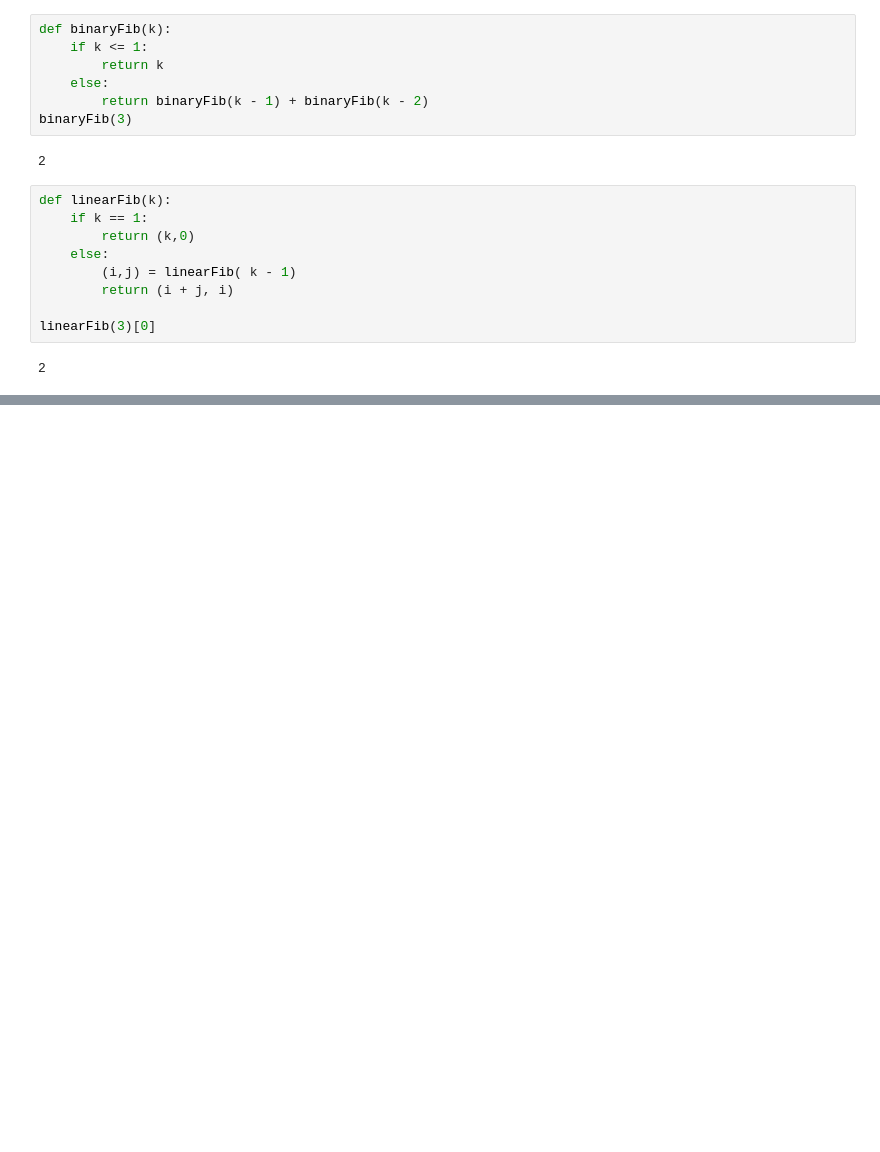
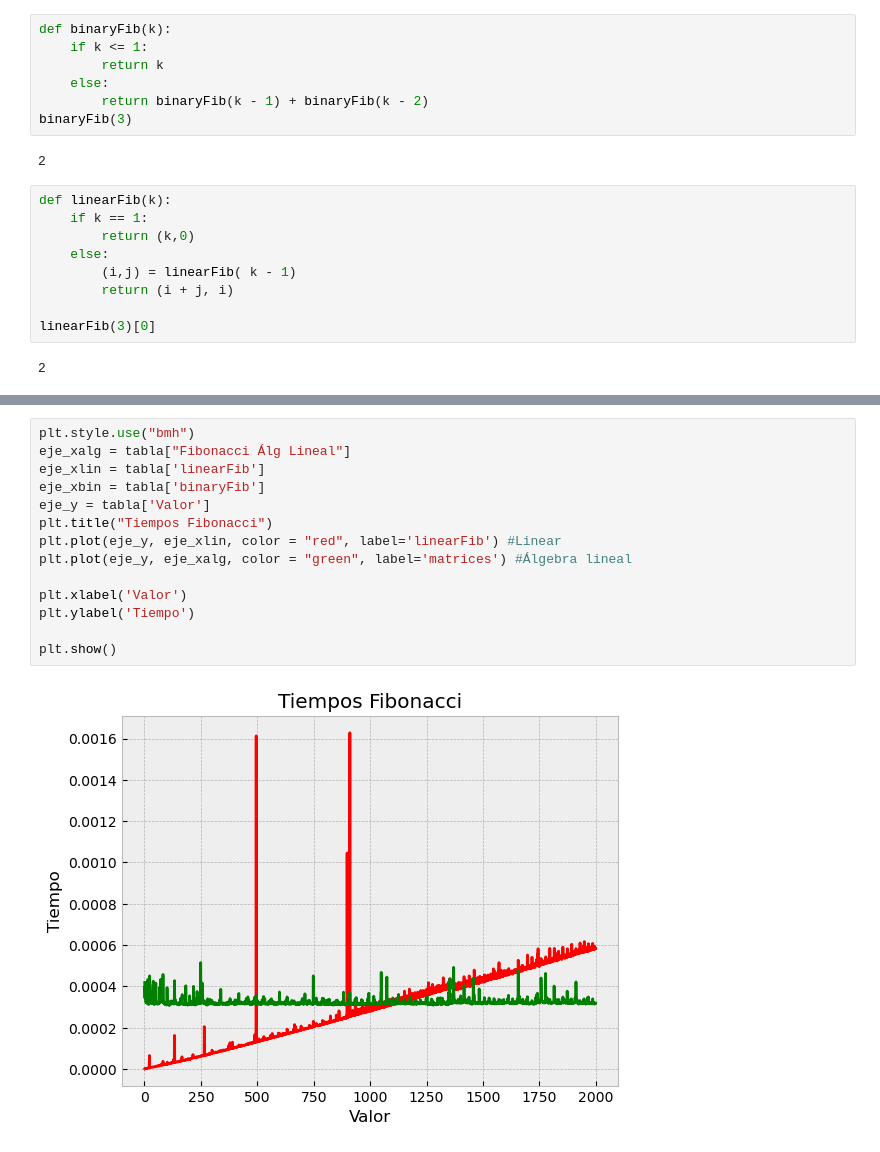
Before and after one commit to MiguelSFeles/Estructura-De-Datos, a Jupyter notebook: fibonacci.ipynb, the cells around one changed output, grey strips where cells are left out. Saved outputs shown, nothing was run; the diff lists cells and outputs as text; blank space fills up the shorter version.

```diff
--- a/fibonacci.ipynb
+++ b/fibonacci.ipynb
@@ -81,0 +115,16 @@ plt.show()
+# %%
+plt.style.use("bmh")
+eje_xalg = tabla["Fibonacci Álg Lineal"]
+eje_xlin = tabla['linearFib']
+eje_xbin = tabla['binaryFib']
+eje_y = tabla['Valor']
+plt.title("Tiempos Fibonacci")
+plt.plot(eje_y, eje_xlin, color = "red", label='linearFib') #Linear
+plt.plot(eje_y, eje_xalg, color = "green", label='matrices') #Álgebra lineal
+
+plt.xlabel('Valor')
+plt.ylabel('Tiempo')
+
+plt.show()
+# %% [output]
+[figure, added]
```
Also changed, not shown: parts of 7 cells of this notebook, 1 other file.
